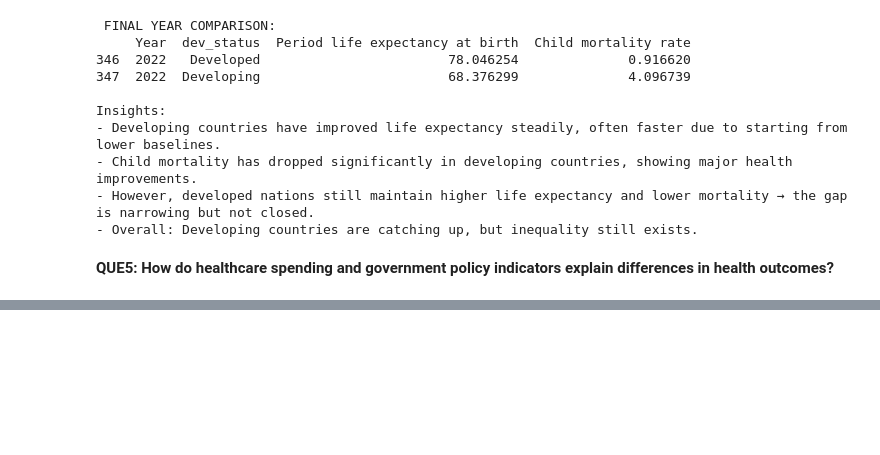
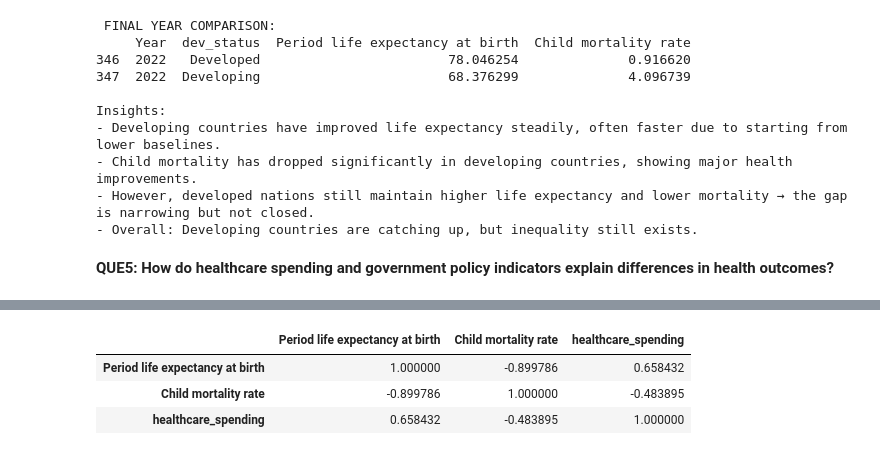
Before and after one commit to devel-maverick/Global-Public-Health-Indicator, a Jupyter notebook: global_public_health_analysis.ipynb, the cells around one changed output, grey strips where cells are left out. Drawn from its saved outputs; the diff is of its cells as text; code cells hidden in the pictures; blank space fills up the shorter version.

```diff
--- a/global_public_health_analysis.ipynb
+++ b/global_public_health_analysis.ipynb
@@ -988,5 +1007,10 @@ df_last
 # %%
-df_last[['Period life expectancy at birth', 'Child_mortality', 'healthcare_spending']].corr()
+df_last[['Period life expectancy at birth', 'Child mortality rate', 'healthcare_spending']].corr()
+# %% [output]
+|  | Period life expectancy at birth | Child mortality rate | healthcare_spending |
+| Period life expectancy at birth | 1.000000 | -0.899786 | 0.658432 |
+| Child mortality rate | -0.899786 | 1.000000 | -0.483895 |
+| healthcare_spending | 0.658432 | -0.483895 | 1.000000 |
 # %%
 plt.figure(figsize=(8,6))
 plt.scatter(df_last["healthcare_spending"], df_last["Period life expectancy at birth"])
```
Also changed, not shown: parts of 8 cells of this notebook.
